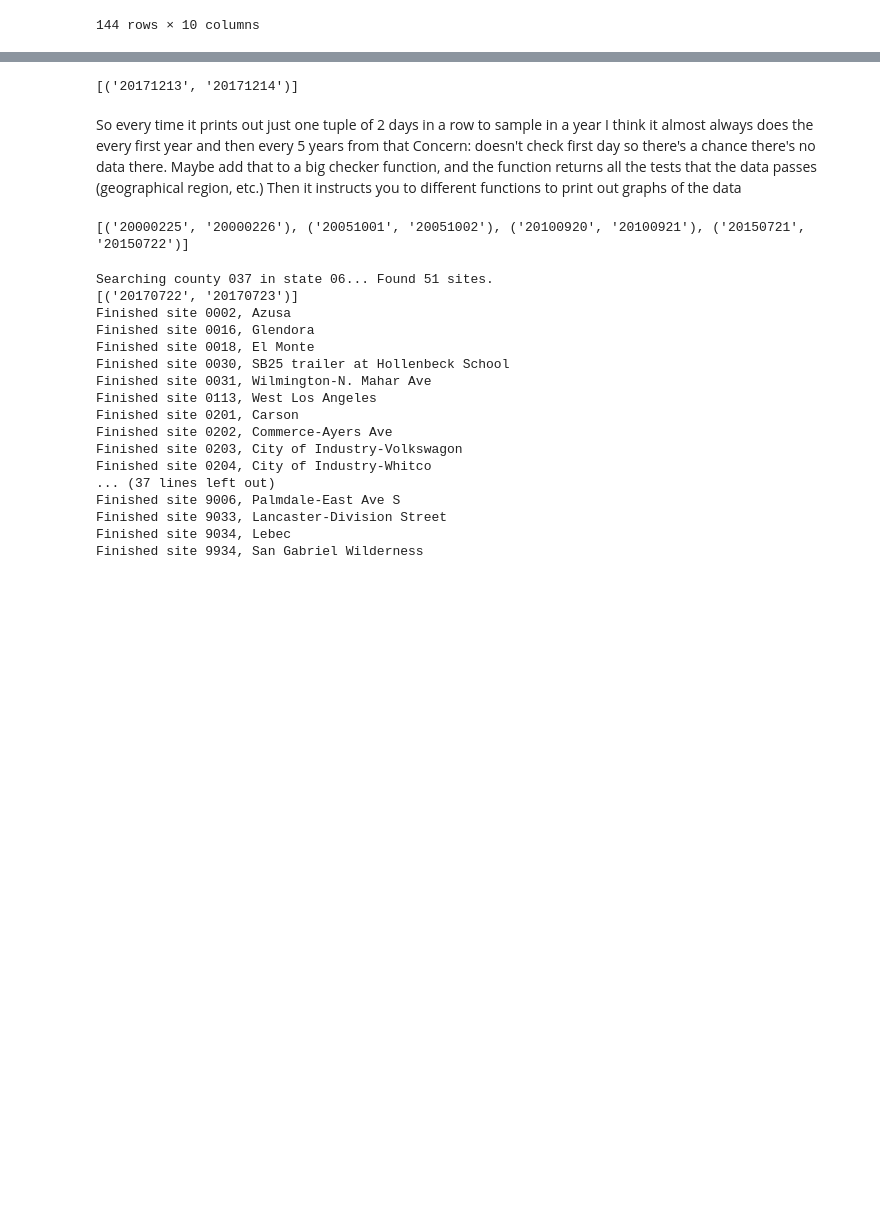
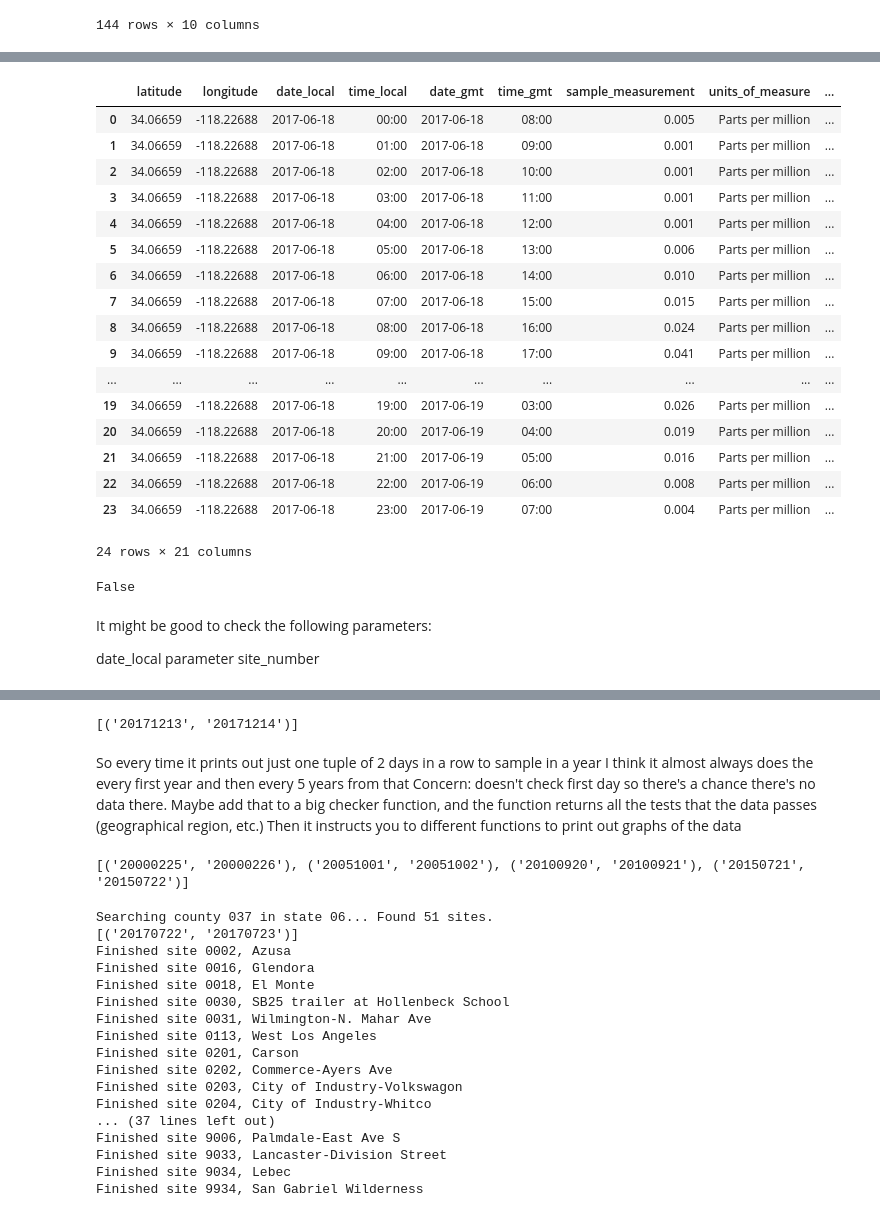
Before and after one commit to osrussell/chem150, a Jupyter notebook: testing.ipynb, the cells around one changed output, grey strips where cells are left out. Saved outputs shown, nothing was run; the diff lists cells and outputs as text; code cells hidden in the pictures; blank space fills up the shorter version.

```diff
--- a/testing.ipynb
+++ b/testing.ipynb
@@ -215,0 +221,3 @@ No hourly data for PM2.5 - Local Conditions
+# %%
+get_data = datafetcher.get_data(SAMPLE_DATA_BY_SITE, 44201, 20170618, 20170618, df = True, nparams={'state':'06', 'county':'037', 'site':'1103'})
+get_data
@@ -215,0 +243,41 @@ No hourly data for PM2.5 - Local Conditions
+# %%
+get_data = get_data.drop(['state_code', 'county_code', 'site_number', 'parameter_code', 'poc', 'datum', 'parameter', 'sample_duration_code'], axis=1)
+get_data
+# %% [output]
+|  | latitude | longitude | date_local | time_local | date_gmt | time_gmt | sample_measurement | units_of_measure | ... |
+| 0 | 34.06659 | -118.22688 | 2017-06-18 | 00:00 | 2017-06-18 | 08:00 | 0.005 | Parts per million | ... |
+| 1 | 34.06659 | -118.22688 | 2017-06-18 | 01:00 | 2017-06-18 | 09:00 | 0.001 | Parts per million | ... |
+| 2 | 34.06659 | -118.22688 | 2017-06-18 | 02:00 | 2017-06-18 | 10:00 | 0.001 | Parts per million | ... |
+| 3 | 34.06659 | -118.22688 | 2017-06-18 | 03:00 | 2017-06-18 | 11:00 | 0.001 | Parts per million | ... |
+| 4 | 34.06659 | -118.22688 | 2017-06-18 | 04:00 | 2017-06-18 | 12:00 | 0.001 | Parts per million | ... |
+| 5 | 34.06659 | -118.22688 | 2017-06-18 | 05:00 | 2017-06-18 | 13:00 | 0.006 | Parts per million | ... |
+| 6 | 34.06659 | -118.22688 | 2017-06-18 | 06:00 | 2017-06-18 | 14:00 | 0.010 | Parts per million | ... |
+| 7 | 34.06659 | -118.22688 | 2017-06-18 | 07:00 | 2017-06-18 | 15:00 | 0.015 | Parts per million | ... |
+| 8 | 34.06659 | -118.22688 | 2017-06-18 | 08:00 | 2017-06-18 | 16:00 | 0.024 | Parts per million | ... |
+| 9 | 34.06659 | -118.22688 | 2017-06-18 | 09:00 | 2017-06-18 | 17:00 | 0.041 | Parts per million | ... |
+| ... | ... | ... | ... | ... | ... | ... | ... | ... | ... |
+| 19 | 34.06659 | -118.22688 | 2017-06-18 | 19:00 | 2017-06-19 | 03:00 | 0.026 | Parts per million | ... |
+| 20 | 34.06659 | -118.22688 | 2017-06-18 | 20:00 | 2017-06-19 | 04:00 | 0.019 | Parts per million | ... |
+| 21 | 34.06659 | -118.22688 | 2017-06-18 | 21:00 | 2017-06-19 | 05:00 | 0.016 | Parts per million | ... |
+| 22 | 34.06659 | -118.22688 | 2017-06-18 | 22:00 | 2017-06-19 | 06:00 | 0.008 | Parts per million | ... |
+| 23 | 34.06659 | -118.22688 | 2017-06-18 | 23:00 | 2017-06-19 | 07:00 | 0.004 | Parts per million | ... |
+24 rows × 21 columns
+# %%
+#normally we insert a full date range
+# in the graph it's the form 2017-06-19
+# meanwhile we do 20170619
+date = '20170618'
+date = date[0:4] + '-' + date[4:6] + '-' + date[6:]
+date
+
+is_it = (get_data.at[0, 'date_gmt'] != date)
+is_it
+# so they aren't equal haha
+# %% [output]
+False
+# %% [markdown]
+It might be good to check the following parameters:
+
+date_local
+parameter
+site_number
```
Also changed, not shown: parts of 6 cells of this notebook, 2 other files.
